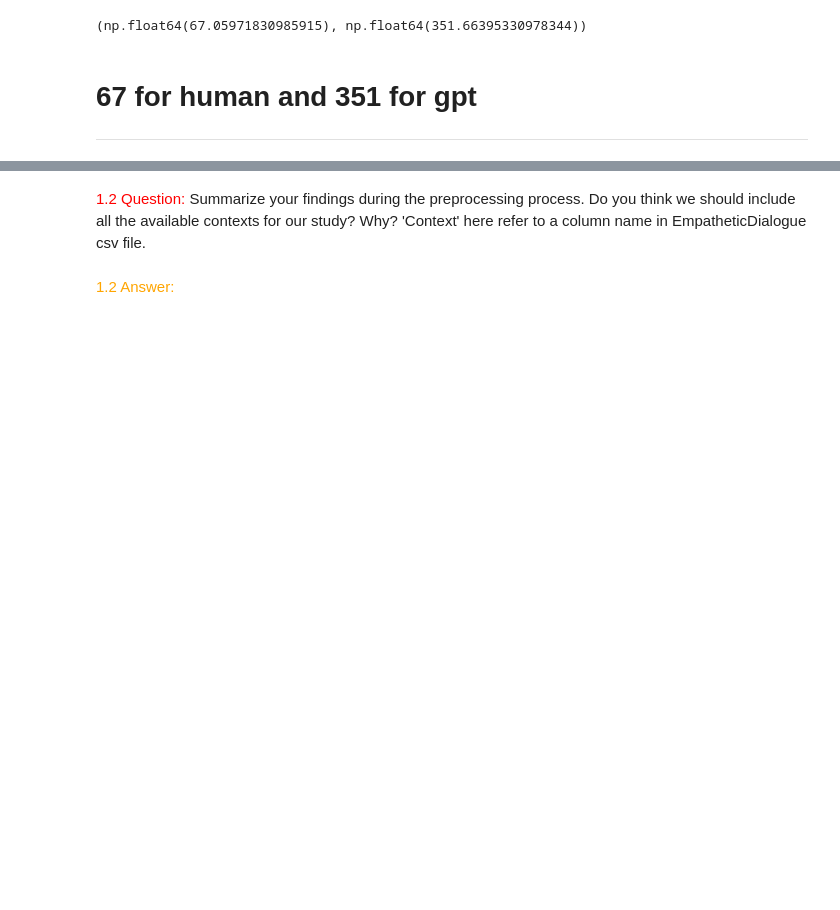
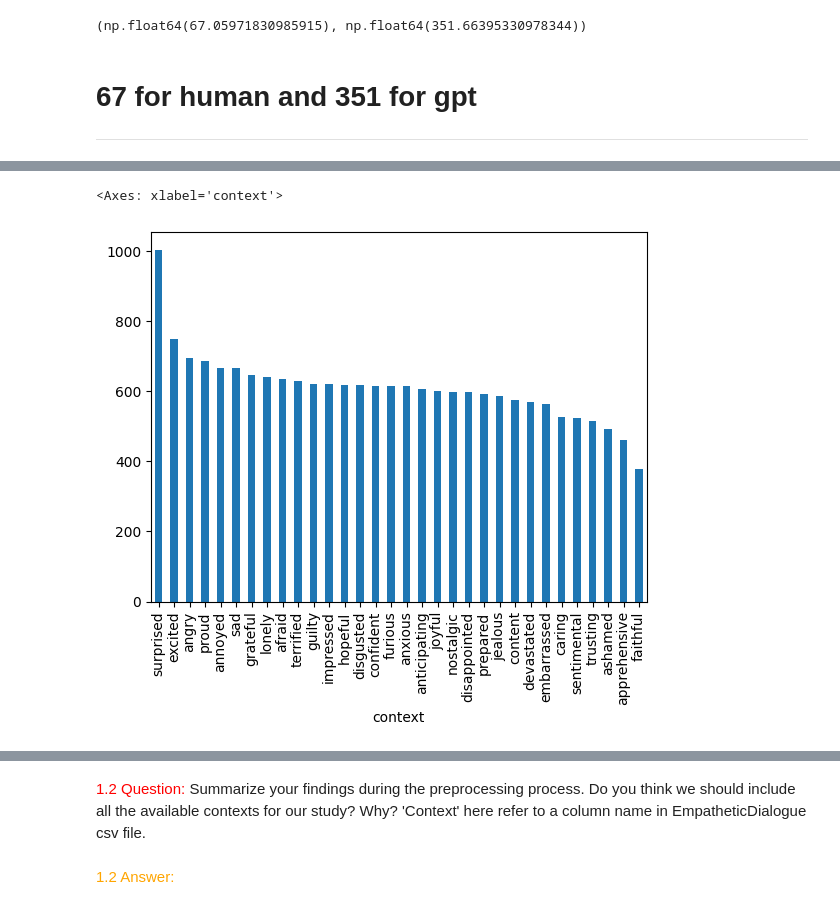
Before and after one commit to telecom-projet-nlp/human-gpt-linguistic-differences, a Jupyter notebook: notebook/Notebook Z.ipynb, the cells around one changed output, grey strips where cells are left out. Cells and saved outputs as stored; diff of their text form; code cells hidden in the pictures; blank space fills up the shorter version.

```diff
--- a/notebook/Notebook Z.ipynb
+++ b/notebook/Notebook Z.ipynb
@@ -156,2 +142,8 @@ contexts_human
+# %%
+contexts_gpt = gpt.groupby('context')['conv_id'].count().sort_values(ascending=False)
+contexts_gpt.plot.bar()
+# %% [output]
+<Axes: xlabel='context'>
+[figure, added]
 # %%
 # %% [output]
```
Also changed, not shown: parts of 3 cells of this notebook.
